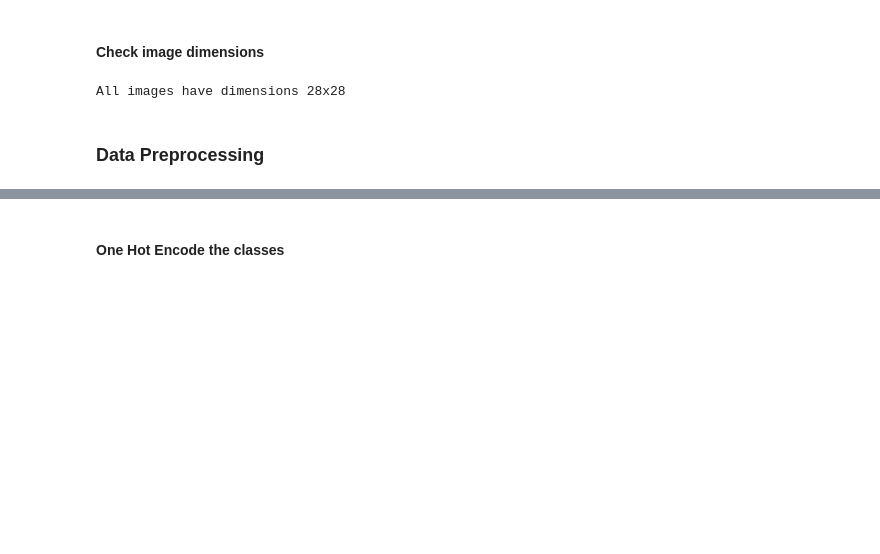
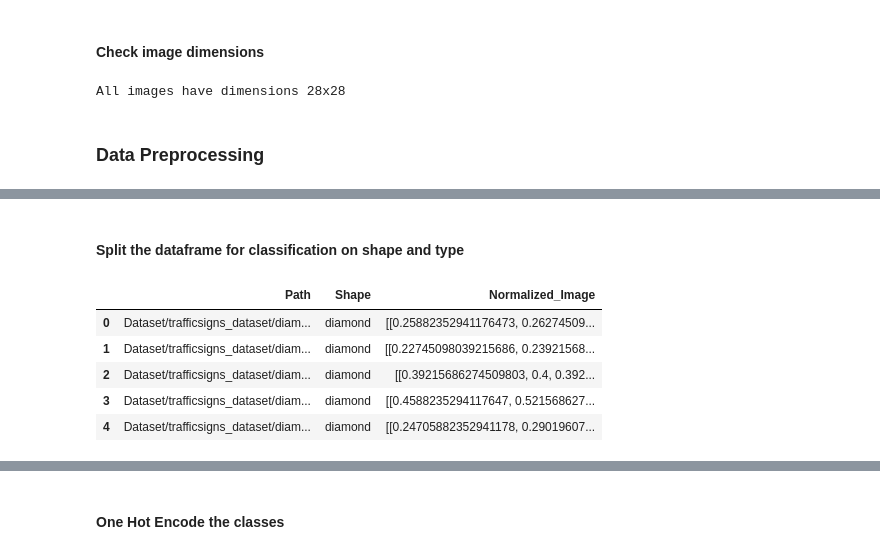
Before and after one commit to ashwin-sreejith/Traffic_Sign_Detection, a Jupyter notebook: traffic_sign_detection.ipynb, the cells around one changed output, grey strips where cells are left out. Saved outputs shown, nothing was run; the diff lists cells and outputs as text; code cells hidden in the pictures; blank space fills up the shorter version.

Commit message:
Duplicated the datasets for classification on type and shape

```diff
--- a/traffic_sign_detection.ipynb
+++ b/traffic_sign_detection.ipynb
@@ -167,0 +170,16 @@ All images have dimensions 28x28
+# %%
+# Function to normalize pixel values of an image
+def normalize_image(image_path):
+    # Open the image using PIL
+    with Image.open(image_path) as img:
+        # Convert image to numpy array
+        img_array = np.array(img)
+        # Normalize pixel values
+        normalized_img = img_array / 255.0
+        return normalized_img
+
+# Normalize pixel values for each image and replace the original image data in the DataFrame
+df['Normalized_Image'] = df['Path'].apply(normalize_image)
+
+# Display the DataFrame with normalized images
+print(df.head())
@@ -167,0 +200,17 @@ All images have dimensions 28x28
+# %% [markdown]
+#### Split the dataframe for classification on shape and type
+# %%
+# Split dataframe with "Shape" as target column
+df_shape = df.drop('Type', axis=1)
+
+# Split dataframe with "Type" as target column
+df_type = df.drop('Shape', axis=1)
+# %%
+df_shape.head(5)
+# %% [output]
+|  | Path | Shape | Normalized_Image |
+| 0 | Dataset/trafficsigns_dataset/diam... | diamond | [[0.25882352941176473, 0.26274509... |
+| 1 | Dataset/trafficsigns_dataset/diam... | diamond | [[0.22745098039215686, 0.23921568... |
+| 2 | Dataset/trafficsigns_dataset/diam... | diamond | [[0.39215686274509803, 0.4, 0.392... |
+| 3 | Dataset/trafficsigns_dataset/diam... | diamond | [[0.4588235294117647, 0.521568627... |
+| 4 | Dataset/trafficsigns_dataset/diam... | diamond | [[0.24705882352941178, 0.29019607... |
```
Also changed, not shown: parts of 11 cells of this notebook.
